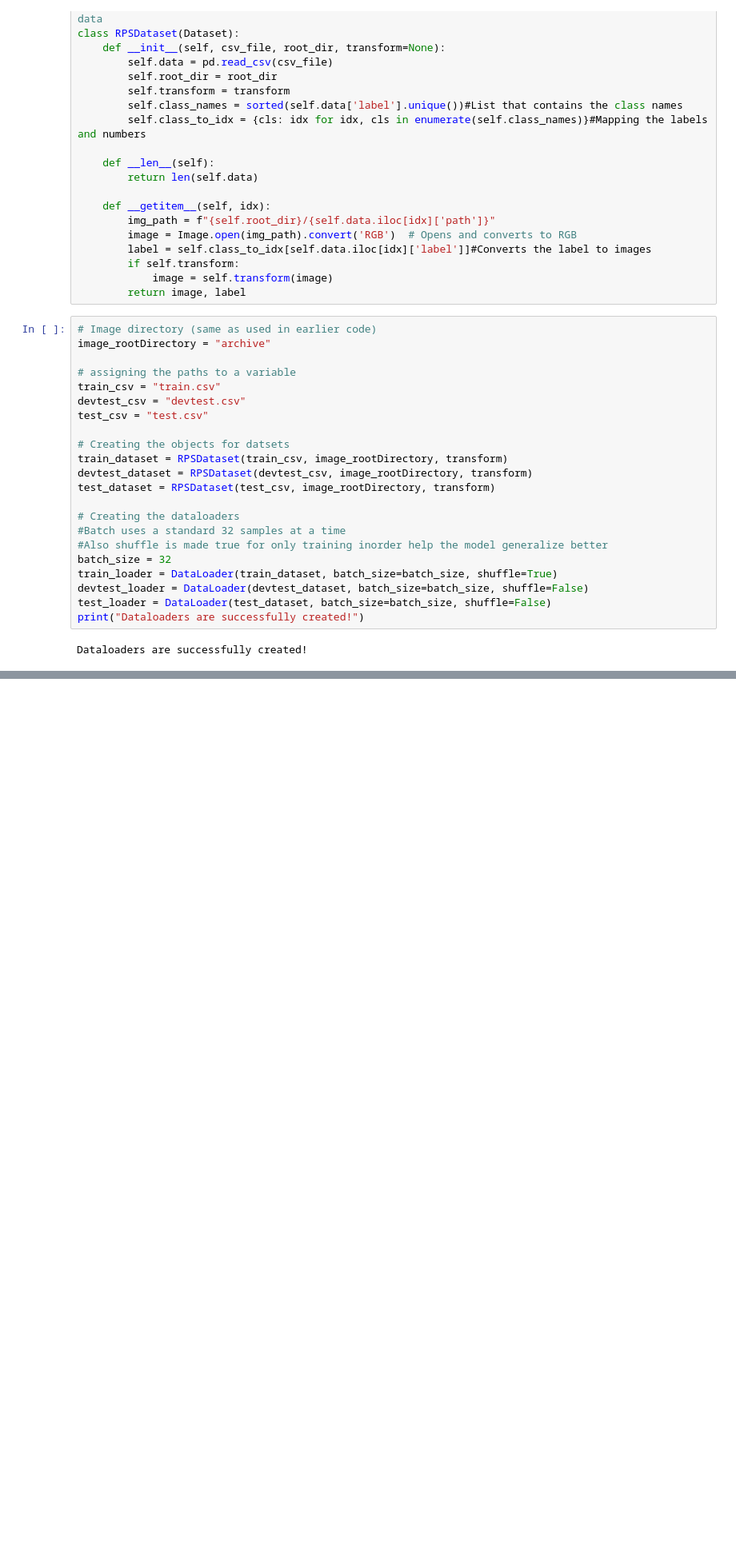
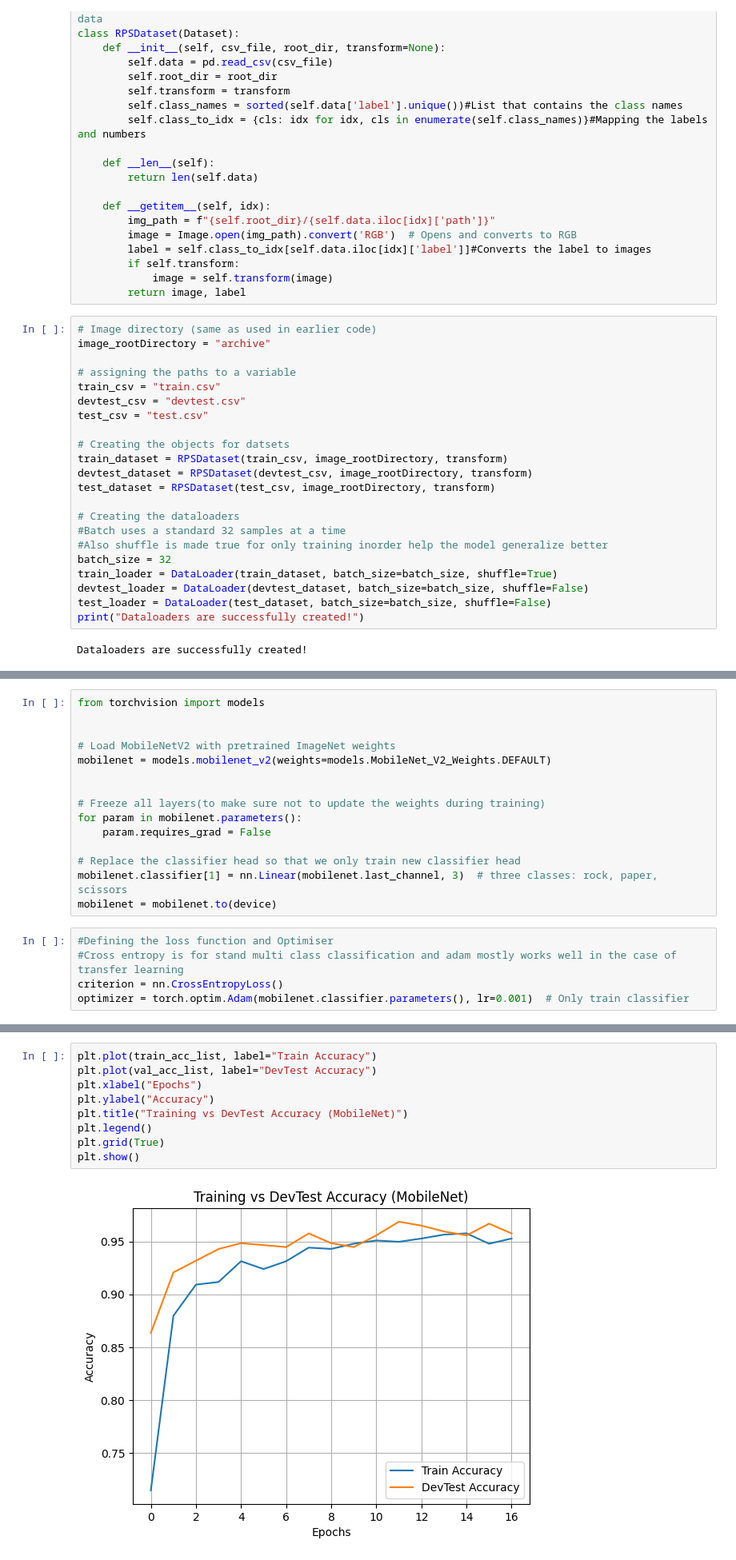
Before and after one commit to COMP3420-2025S1/assignment-2-48479853, a Jupyter notebook: 48479853.ipynb, the cells around one changed output, grey strips where cells are left out. Shown at 80% size. Cells and saved outputs as stored; diff of their text form; blank space fills up the shorter version.

```diff
--- a/48479853.ipynb
+++ b/48479853.ipynb
@@ -203,0 +352,20 @@ Dataloaders are successfully created!
+# %%
+from torchvision import models
+
+
+# Load MobileNetV2 with pretrained ImageNet weights
+mobilenet = models.mobilenet_v2(weights=models.MobileNet_V2_Weights.DEFAULT)
+
+
+# Freeze all layers(to make sure not to update the weights during training)
+for param in mobilenet.parameters():
+    param.requires_grad = False
+
+# Replace the classifier head so that we only train new classifier head
+mobilenet.classifier[1] = nn.Linear(mobilenet.last_channel, 3)  # three classes: rock, paper, scissors
+mobilenet = mobilenet.to(device)
+# %%
+#Defining the loss function and Optimiser
+#Cross entropy is for stand multi class classification and adam mostly works well in the case of transfer learning
+criterion = nn.CrossEntropyLoss()
+optimizer = torch.optim.Adam(mobilenet.classifier.parameters(), lr=0.001)  # Only train classifier
@@ -203,0 +442,11 @@ Dataloaders are successfully created!
+# %%
+plt.plot(train_acc_list, label="Train Accuracy")
+plt.plot(val_acc_list, label="DevTest Accuracy")
+plt.xlabel("Epochs")
+plt.ylabel("Accuracy")
+plt.title("Training vs DevTest Accuracy (MobileNet)")
+plt.legend()
+plt.grid(True)
+plt.show()
+# %% [output]
+[figure, added]
```
Also changed, not shown: parts of 21 cells of this notebook, 2 other files.
